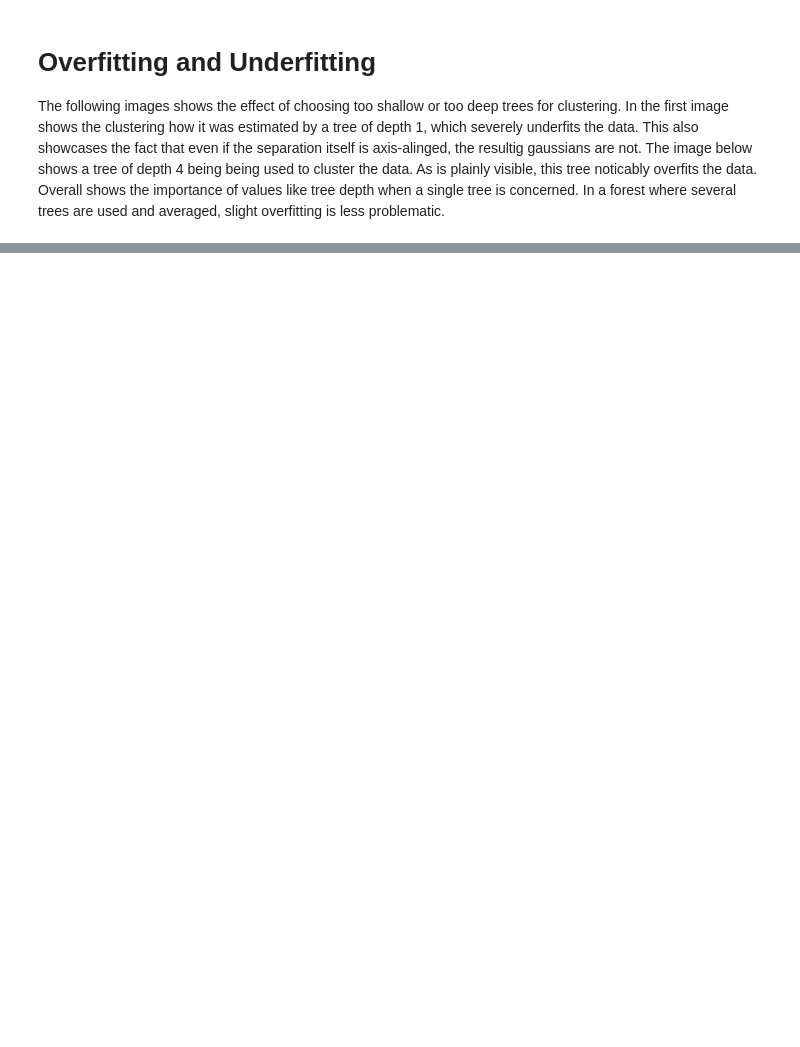
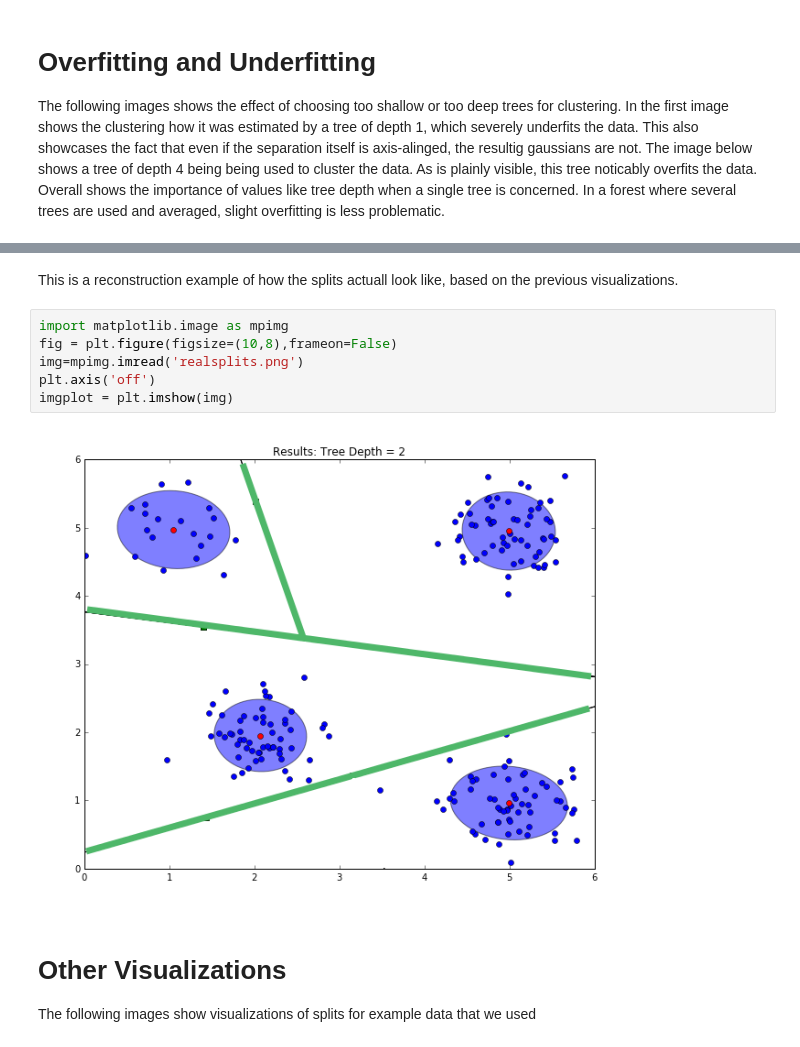
Before and after one commit to kfritsch/density_forest, a Jupyter notebook: DensityTree.ipynb, the cells around one changed output, grey strips where cells are left out. Drawn from its saved outputs; the diff is of its cells as text; blank space fills up the shorter version.

```diff
--- a/DensityTree.ipynb
+++ b/DensityTree.ipynb
@@ -177,0 +196,14 @@ plotlin(data,DensityTree5,xlim=[0,6],ylim=[0,6],title='Results: Tree Depth = 2')
+# %% [markdown]
+This is a reconstruction example of how the splits actuall look like, based on the previous visualizations.
+# %%
+import matplotlib.image as mpimg
+fig = plt.figure(figsize=(10,8),frameon=False)
+img=mpimg.imread('realsplits.png')
+plt.axis('off')
+imgplot = plt.imshow(img)
+# %% [output]
+[figure, added]
+# %% [markdown]
+# Other Visualizations
+
+The following images show visualizations of splits for example data that we used
```
Also changed, not shown: parts of 14 cells of this notebook.
